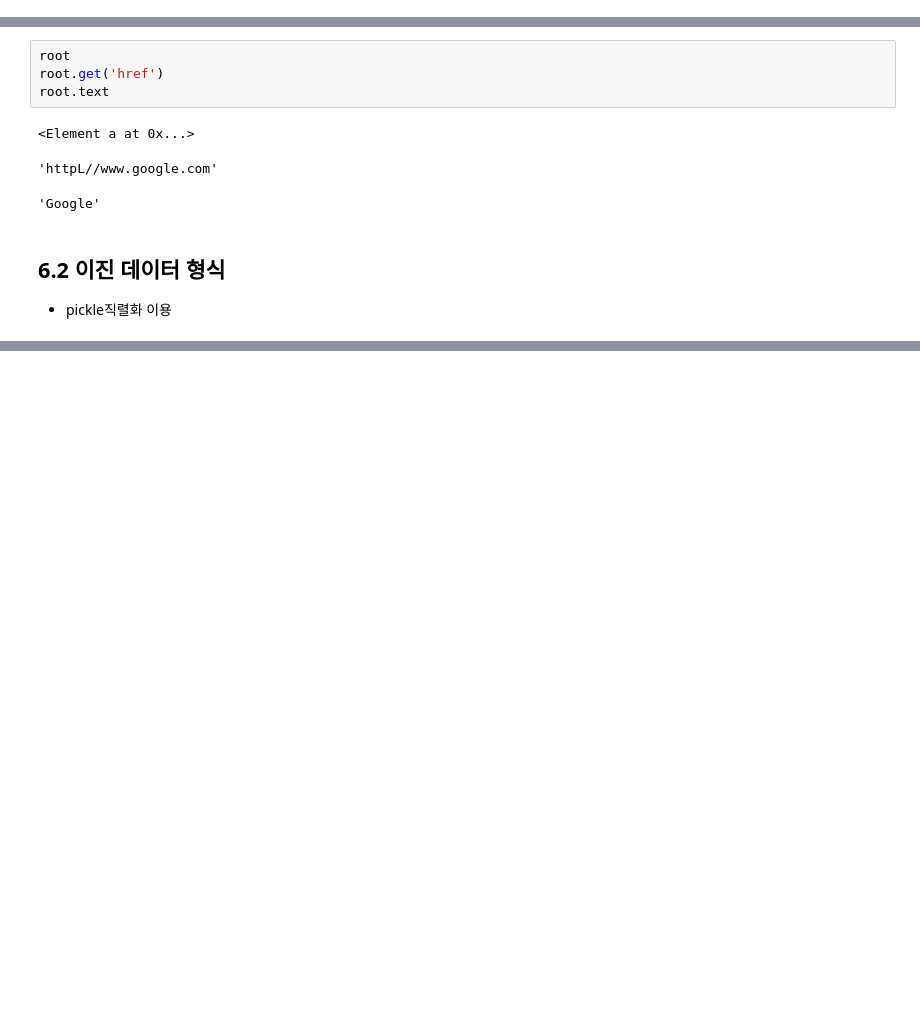
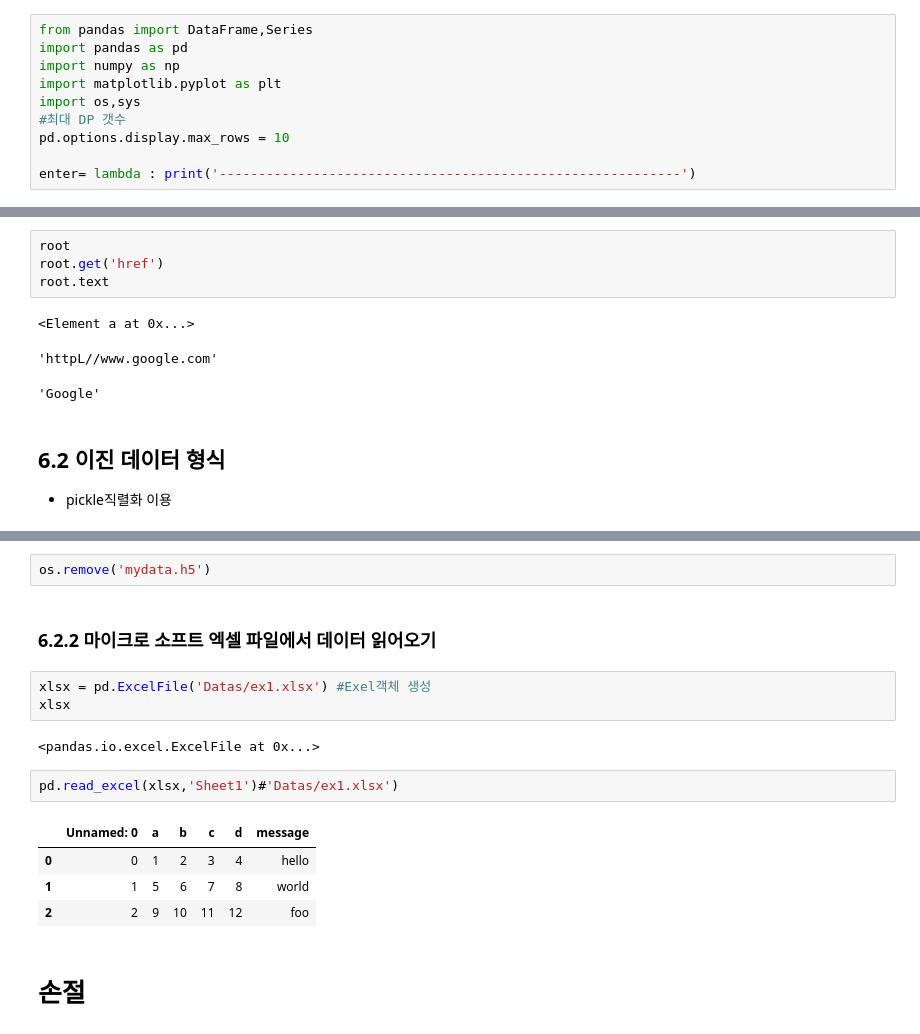
Before and after one commit to Suhwan-Ji/Study_DataScience, a Jupyter notebook: DataAnalysis/Ch06. 데이터 로딩과 저장, 파일 형식.ipynb, the cells around one changed output, grey strips where cells are left out. Saved outputs shown, nothing was run; the diff lists cells and outputs as text; blank space fills up the shorter version.

```diff
--- a/DataAnalysis/Ch06. 데이터 로딩과 저장, 파일 형식.ipynb
+++ b/DataAnalysis/Ch06. 데이터 로딩과 저장, 파일 형식.ipynb
@@ -1,3 +1,13 @@
+# %%
+from pandas import DataFrame,Series
+import pandas as pd
+import numpy as np
+import matplotlib.pyplot as plt
+import os,sys
+#최대 DP 갯수
+pd.options.display.max_rows = 10
+
+enter= lambda : print('-----------------------------------------------------------')
 # %% [markdown]
 # Ch06. 데이터 로딩과 저장, 파일형식
 # %% [markdown]
@@ -735,0 +823,18 @@ root.text
+# %%
+os.remove('mydata.h5')
+# %% [markdown]
+### 6.2.2 마이크로 소프트 엑셀 파일에서 데이터 읽어오기
+# %%
+xlsx = pd.ExcelFile('Datas/ex1.xlsx') #Exel객체 생성
+xlsx
+# %% [output]
+<pandas.io.excel.ExcelFile at 0x...>
+# %%
+pd.read_excel(xlsx,'Sheet1')#'Datas/ex1.xlsx')
+# %% [output]
+|  | Unnamed: 0 | a | b | c | d | message |
+| 0 | 0 | 1 | 2 | 3 | 4 | hello |
+| 1 | 1 | 5 | 6 | 7 | 8 | world |
+| 2 | 2 | 9 | 10 | 11 | 12 | foo |
+# %% [markdown]
+# 손절
```
Also changed, not shown: parts of 13 cells of this notebook.
